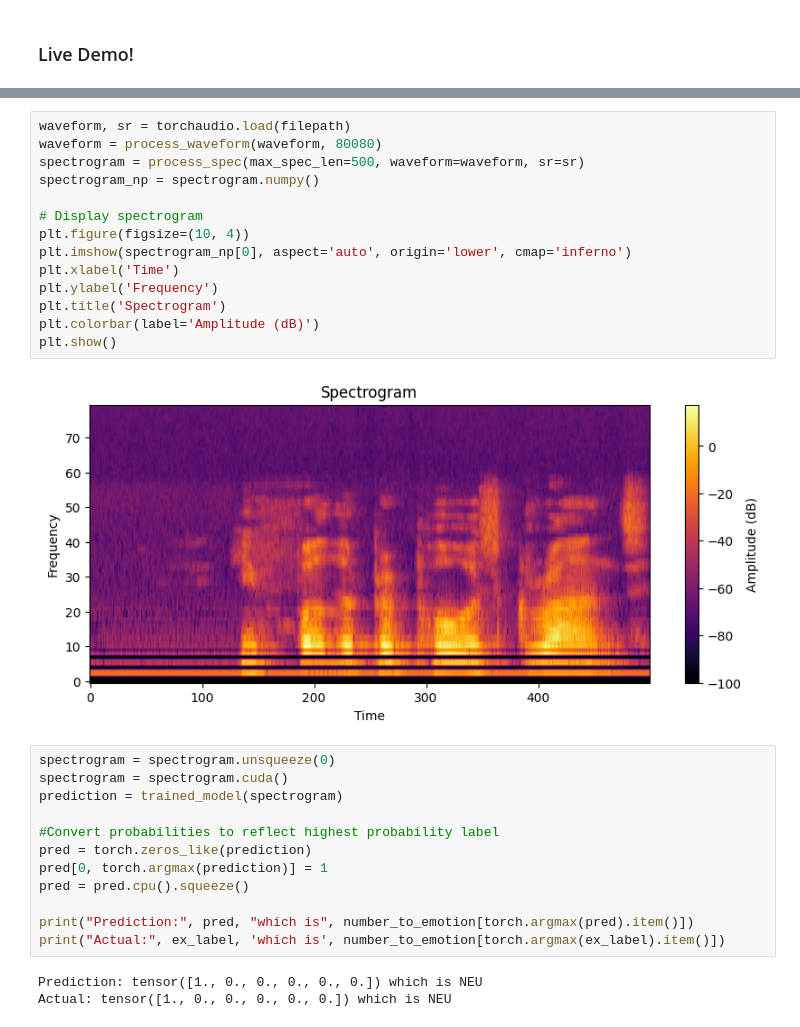
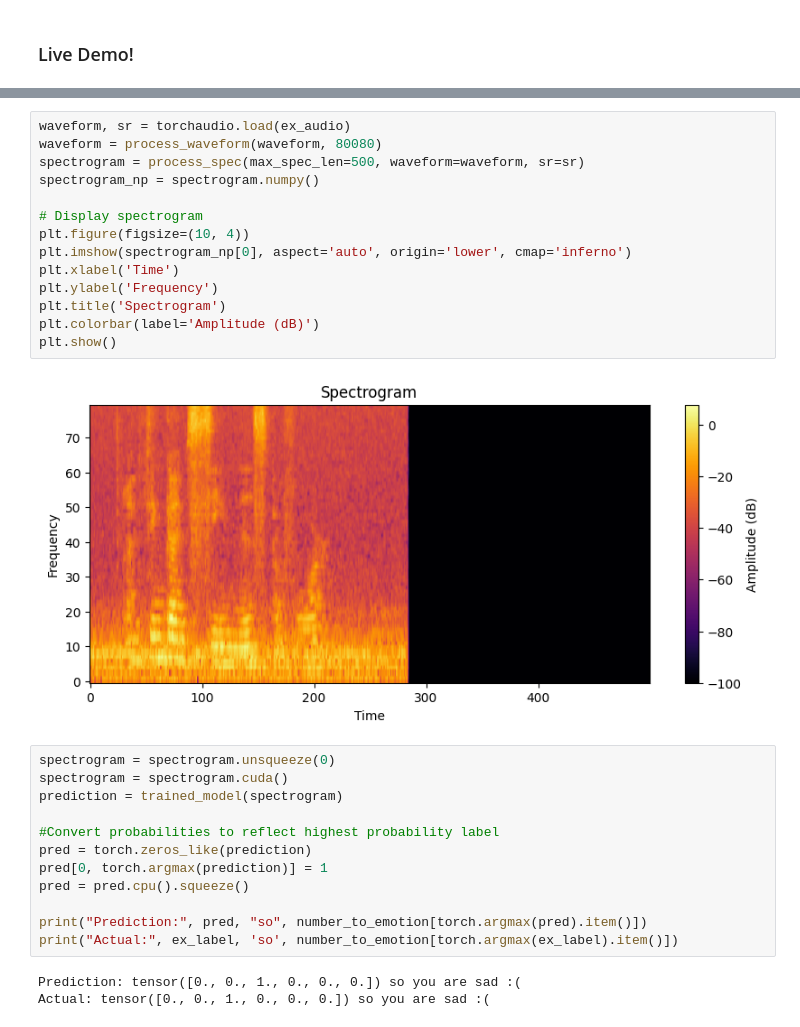
Before and after one commit to Saniya1016/CS389_Final, a Jupyter notebook: main.ipynb, the cells around one changed output, grey strips where cells are left out. Drawn from its saved outputs; the diff is of its cells as text.

```diff
--- a/main.ipynb
+++ b/main.ipynb
@@ -240,20 +243,20 @@ Audio(data=y, rate=sr)
 [interactive output not drawn]
 # %%
-waveform, sr = torchaudio.load(filepath)
+waveform, sr = torchaudio.load(ex_audio)
 waveform = process_waveform(waveform, 80080)
 spectrogram = process_spec(max_spec_len=500, waveform=waveform, sr=sr)
 spectrogram_np = spectrogram.numpy()
 
 # Display spectrogram
 plt.figure(figsize=(10, 4))
 plt.imshow(spectrogram_np[0], aspect='auto', origin='lower', cmap='inferno')
 plt.xlabel('Time')
 plt.ylabel('Frequency')
 plt.title('Spectrogram')
 plt.colorbar(label='Amplitude (dB)')
 plt.show()
 # %% [output]
-[figure, old version]
+[figure, new version]
 # %%
 spectrogram = spectrogram.unsqueeze(0)
 spectrogram = spectrogram.cuda()
@@ -264,8 +267,8 @@ pred = torch.zeros_like(prediction)
 pred[0, torch.argmax(prediction)] = 1
 pred = pred.cpu().squeeze()
 
-print("Prediction:", pred, "which is", number_to_emotion[torch.argmax(pred).item()])
-print("Actual:", ex_label, 'which is', number_to_emotion[torch.argmax(ex_label).item()])
+print("Prediction:", pred, "so", number_to_emotion[torch.argmax(pred).item()])
+print("Actual:", ex_label, 'so', number_to_emotion[torch.argmax(ex_label).item()])
 # %% [output]
-Prediction: tensor([1., 0., 0., 0., 0., 0.]) which is NEU
-Actual: tensor([1., 0., 0., 0., 0., 0.]) which is NEU
+Prediction: tensor([0., 0., 1., 0., 0., 0.]) so you are sad :(
+Actual: tensor([0., 0., 1., 0., 0., 0.]) so you are sad :(
```
Also changed, not shown: parts of 5 cells of this notebook, 1 other file.
